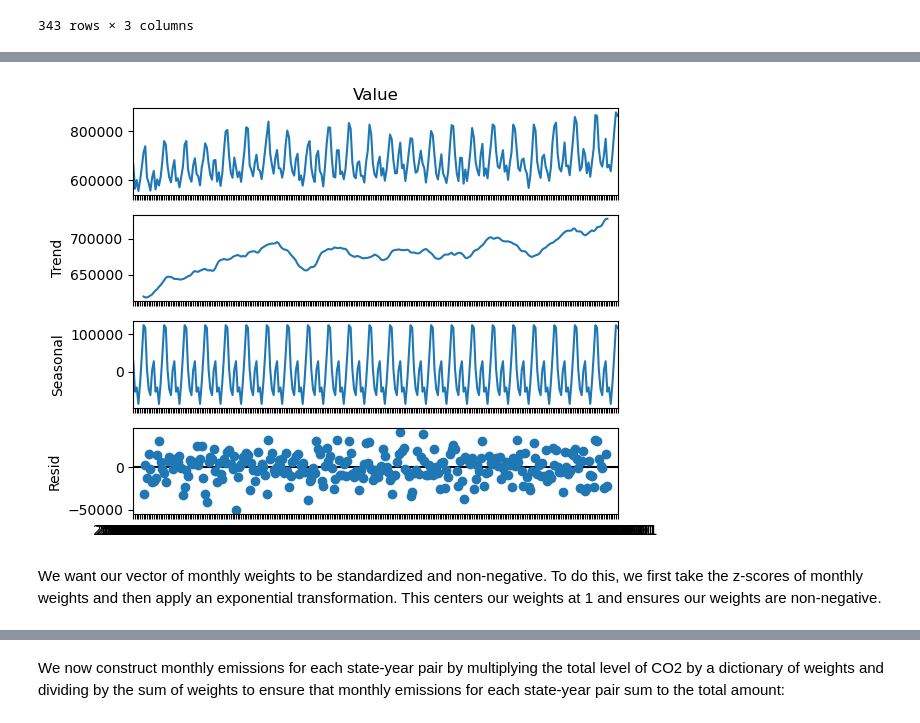
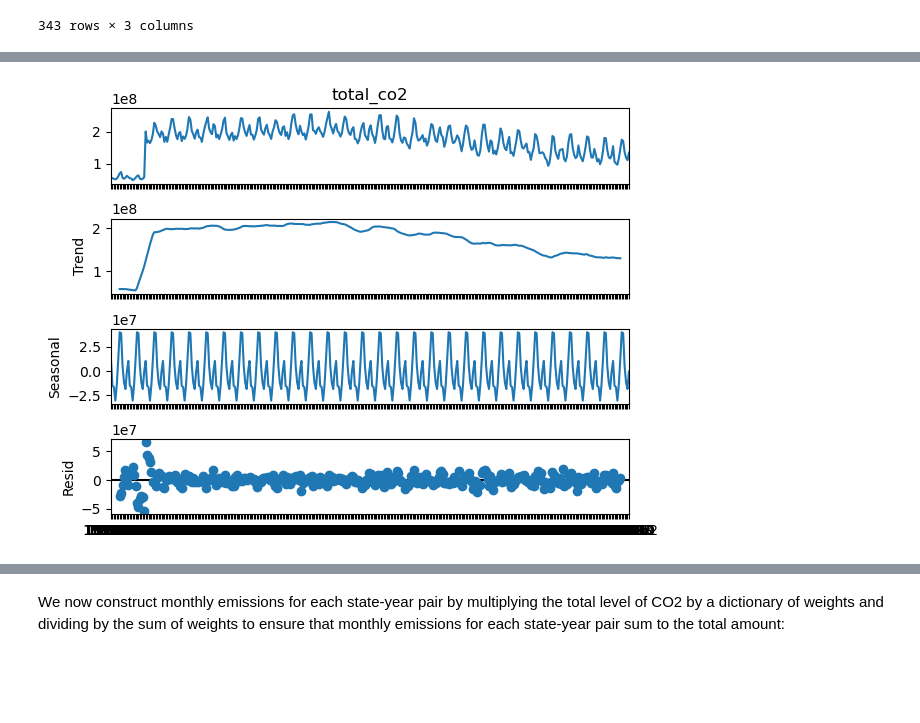
Before and after one commit to jableable/regulators, a Jupyter notebook: Dataset_Generation/Nick/emissionsdata.ipynb, the cells around one changed output, grey strips where cells are left out. Saved outputs shown, nothing was run; the diff lists cells and outputs as text; code cells hidden in the pictures; blank space fills up the shorter version.

```diff
--- a/Dataset_Generation/Nick/emissionsdata.ipynb
+++ b/Dataset_Generation/Nick/emissionsdata.ipynb
@@ -102,11 +74,19 @@ total_generation = monthly_electricity.groupby('Date')['Value'].sum()
+# %%
+# Load monthly emissions data for 1996-2024
+monthly_emissions_1996_2024 = pd.read_csv("/Users/nicholasgeiser/Documents/Erdos/monthly-emissions-1996-2024-final.csv", index_col=[0])
+# %%
+# Drop rows containing data for Alaska, Hawaii, and Puerto Rico
+monthly_emissions_1996_2024 = monthly_emissions_1996_2024.drop(monthly_emissions_1996_2024.loc[monthly_emissions_1996_2024['State'].isin(['AK','HI','PR'])].index)
+# %%
+monthly_emissions_total = monthly_emissions_1996_2024.groupby('date')['total_co2'].sum()
 # %%
 from statsmodels.tsa.seasonal import seasonal_decompose
 import matplotlib.pyplot as plt
-decomposition = seasonal_decompose(total_generation, model='additive', period=12)
+decomposition = seasonal_decompose(monthly_emissions_total, model='additive', period=12)
 decomposition.plot()
 plt.show()
 # %% [output]
-[figure, old version]
+[figure, new version]
 # %%
 seasonal_adjustment = pd.DataFrame({"Date":decomposition.seasonal.index, "Seasonal adjustment":decomposition.seasonal.values})
 # %%
@@ -115,5 +95,3 @@ seasonal_adjustment['Date'] = pd.to_datetime(seasonal_adjustment['Date'])
 seasonal_adjustment['Month'] = seasonal_adjustment['Date'].dt.month
 # %%
 seasonal_weights = seasonal_adjustment.groupby('Month')['Seasonal adjustment'].mean()
-# %% [markdown]
-We want our vector of monthly weights to be standardized and non-negative. To do this, we first take the z-scores of monthly weights and then apply an exponential transformation. This centers our weights at 1 and ensures our weights are non-negative.
```
Also changed, not shown: parts of 15 cells of this notebook, 2 other files.
